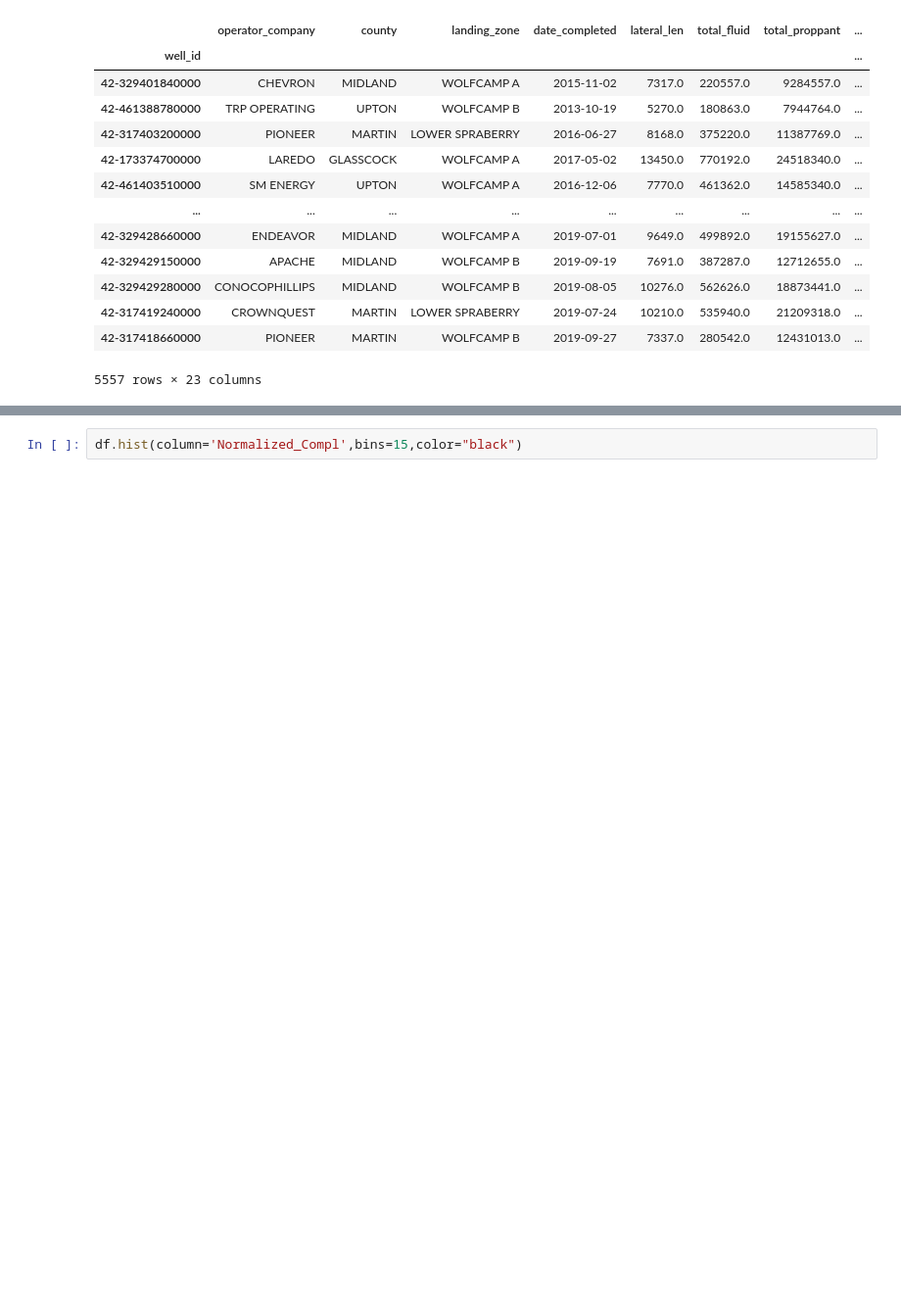
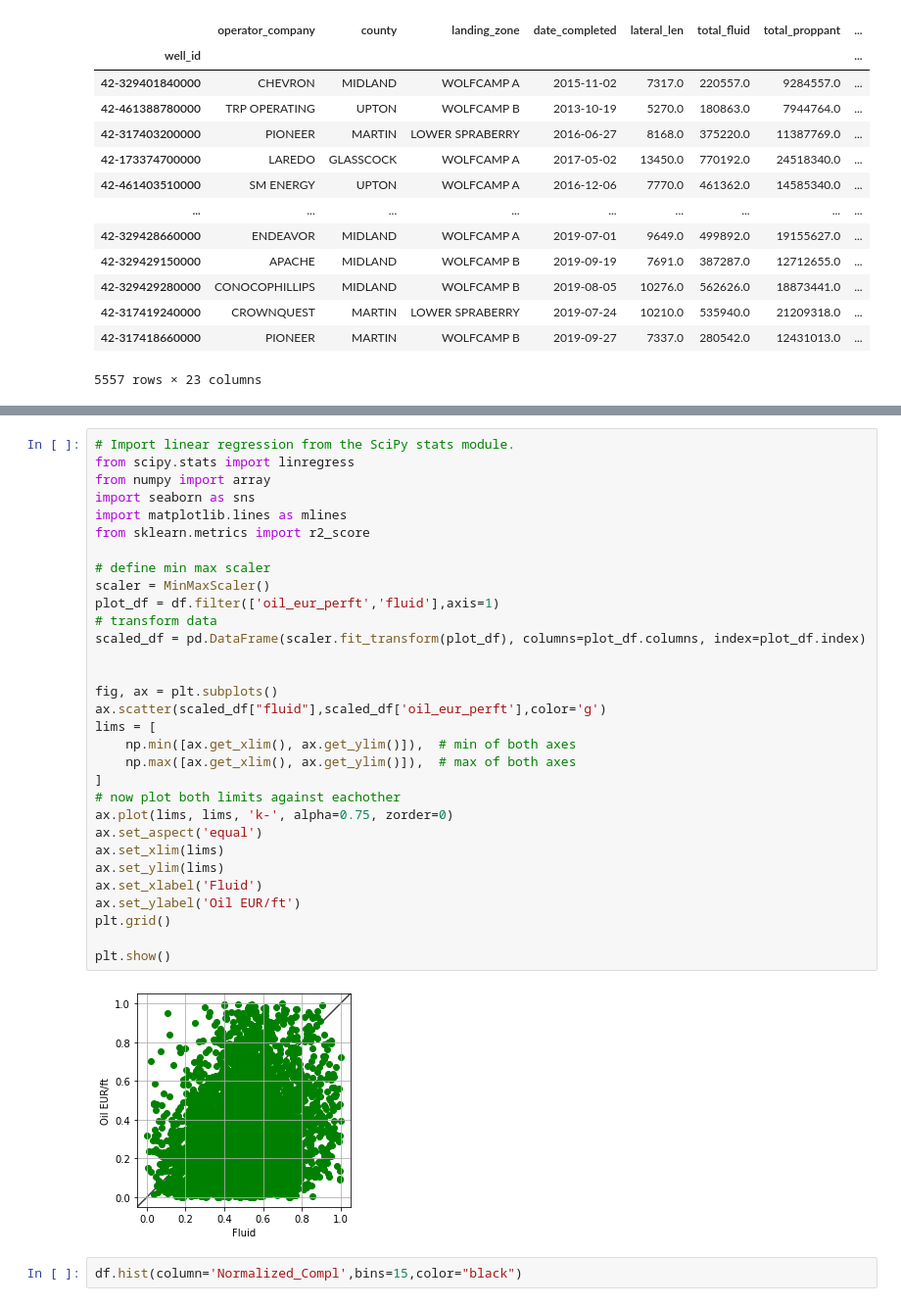
Before and after one commit to Auelocks/Friday_Night_Lights, a Jupyter notebook: Permian_ML_Model_OHE_NL_RF_Corr.ipynb, the cells around one changed output, grey strips where cells are left out. Shown at 98% size. Cells and saved outputs as stored; diff of their text form; blank space fills up the shorter version.

Commit message:
Added TOC data and corresponding schemas

```diff
--- a/Permian_ML_Model_OHE_NL_RF_Corr.ipynb
+++ b/Permian_ML_Model_OHE_NL_RF_Corr.ipynb
@@ -165,6 +164,39 @@ plt.grid()
 plt.show()
 # %% [output]
 [figure]
+# %%
+# Import linear regression from the SciPy stats module.
+from scipy.stats import linregress
+from numpy import array
+import seaborn as sns
+import matplotlib.lines as mlines
+from sklearn.metrics import r2_score
+
+# define min max scaler
+scaler = MinMaxScaler()
+plot_df = df.filter(['oil_eur_perft','fluid'],axis=1)
+# transform data
+scaled_df = pd.DataFrame(scaler.fit_transform(plot_df), columns=plot_df.columns, index=plot_df.index)
+
+
+fig, ax = plt.subplots()
+ax.scatter(scaled_df["fluid"],scaled_df['oil_eur_perft'],color='g')
+lims = [
+    np.min([ax.get_xlim(), ax.get_ylim()]),  # min of both axes
+    np.max([ax.get_xlim(), ax.get_ylim()]),  # max of both axes
+]
+# now plot both limits against eachother
+ax.plot(lims, lims, 'k-', alpha=0.75, zorder=0)
+ax.set_aspect('equal')
+ax.set_xlim(lims)
+ax.set_ylim(lims)
+ax.set_xlabel('Fluid')
+ax.set_ylabel('Oil EUR/ft')
+plt.grid()
+
+plt.show()
+# %% [output]
+[figure, added]
 # %%
 df.hist(column='Normalized_Compl',bins=15,color="black")
 # %% [output]
```
Also changed, not shown: parts of 9 cells of this notebook, 6 other files.
